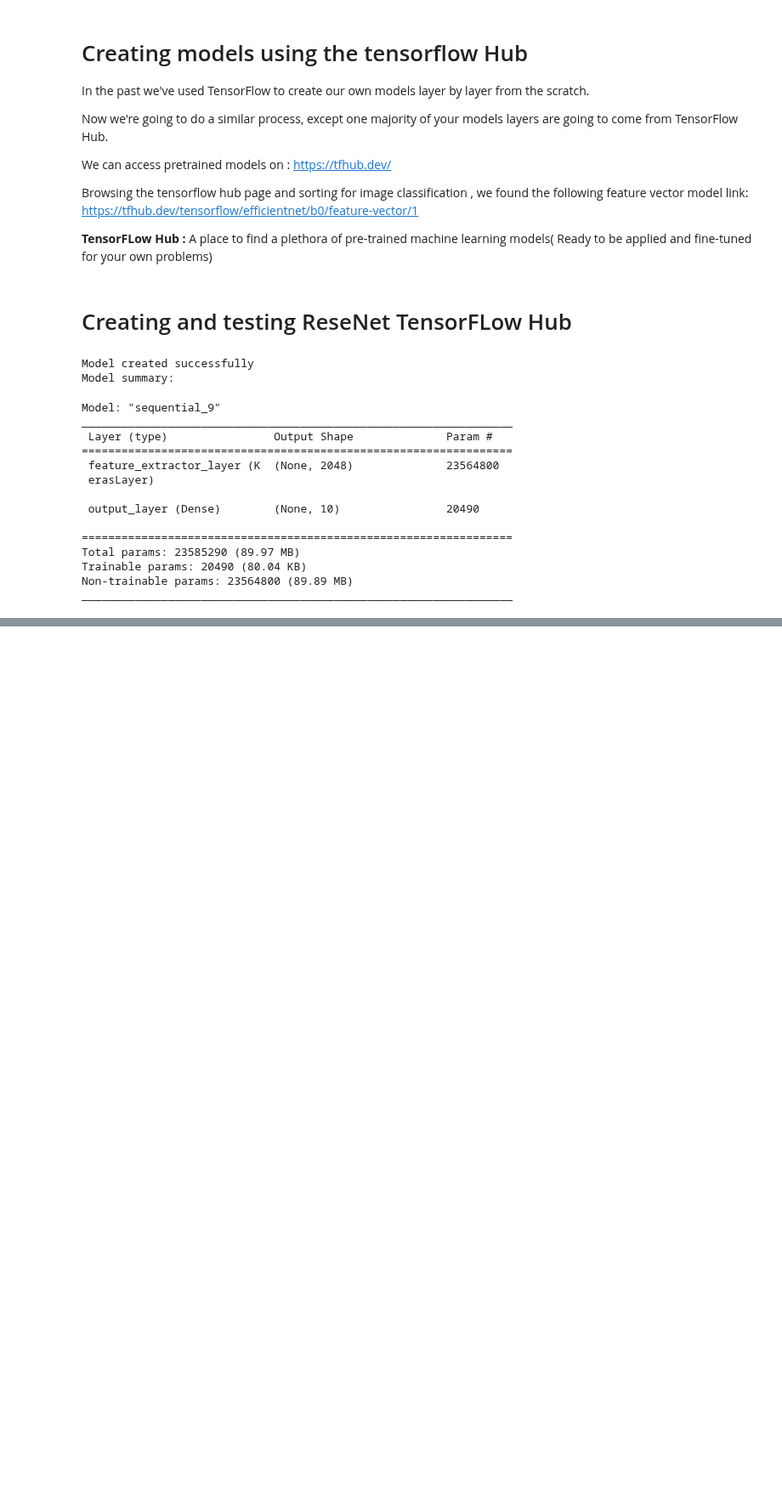
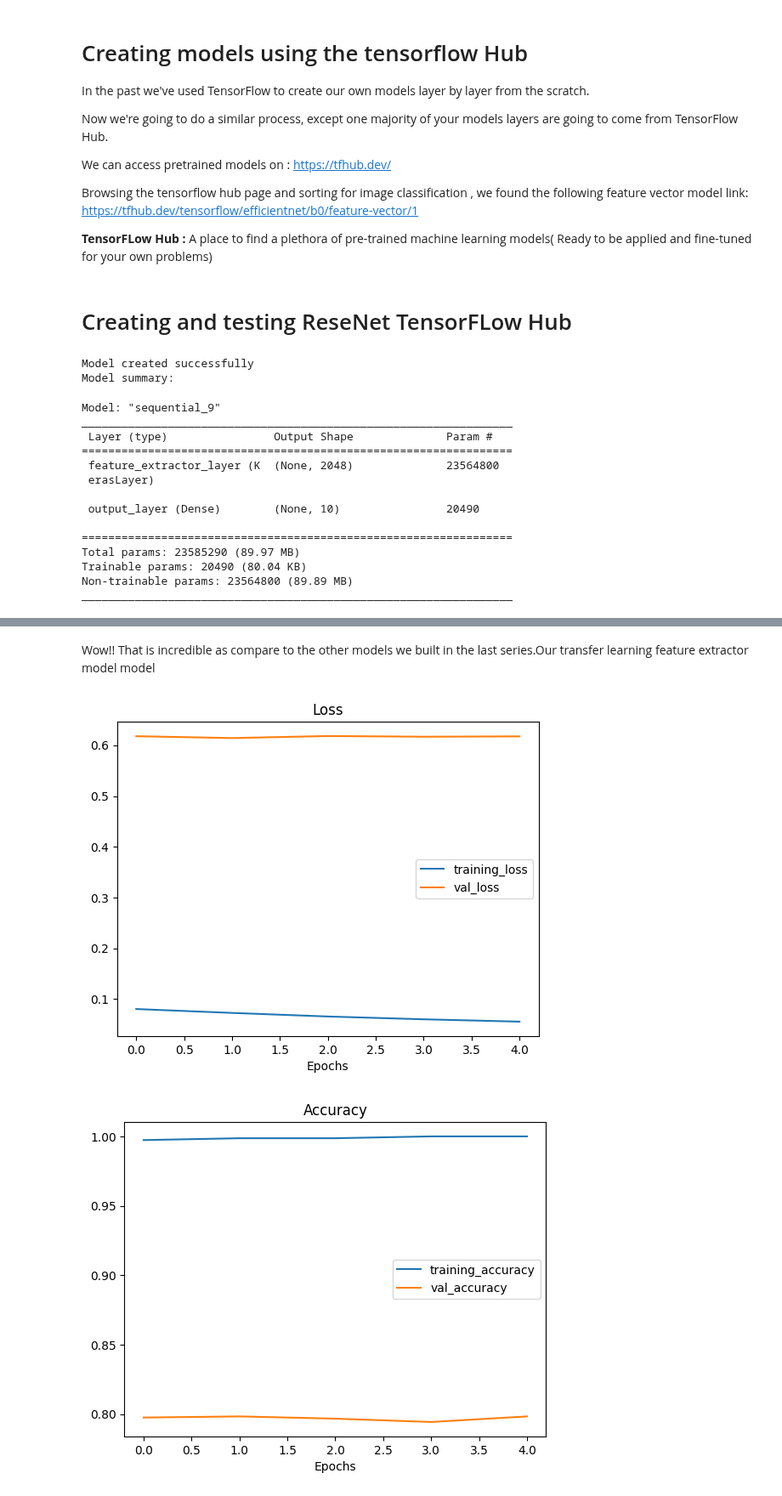
Before and after one commit to iamchenchu/Deep-Learnig-with-TensorFlow, a Jupyter notebook: 05_transfer_learning_in_tensorflow_part1_feature_extraction.ipynb, the cells around one changed output, grey strips where cells are left out. Shown at 85% size. Drawn from its saved outputs; the diff is of its cells as text; code cells hidden in the pictures; blank space fills up the shorter version.

```diff
--- a/05_transfer_learning_in_tensorflow_part1_feature_extraction.ipynb
+++ b/05_transfer_learning_in_tensorflow_part1_feature_extraction.ipynb
@@ -210,3 +210,9 @@ Total params: 23585290 (89.97 MB)
 Trainable params: 20490 (80.04 KB)
 Non-trainable params: 23564800 (89.89 MB)
 _________________________________________________________________
+# %%
+#Compile our resnet model
+
+resnet_model.compile(loss = "categorical_crossentropy",
+                     optimizer = tf.keras.optimizers.Adam(),
+                     metrics = ["accuracy"])
@@ -212,0 +241,42 @@ _________________________________________________________________
+# %% [markdown]
+Wow!!
+That is incredible as compare to the other models we built in the last series.Our transfer learning feature extractor model model
+# %%
+#let's create a function to plot our loss curves
+# Tidbit : you could put a function like this into a script called "Helper.py" and improve
+
+import matplotlib.pyplot as plt
+
+def plot_loss_curves(history):
+  """Returns separate loss curves for training and validation metrics.
+  Args: history : tensorflow History object
+
+  Returns : Plots of training/validation loss and accuracy metrics """
+
+  loss = history.history["loss"]
+  val_loss = history.history["val_loss"]
+
+  accuracy = history.history["accuracy"]
+  val_accuracy = history.history["val_accuracy"]
+
+  epochs = range(len(history.history["loss"]))
+
+  # Plot loss
+  plt.plot(epochs, loss, label="training_loss")
+  plt.plot(epochs, val_loss, label="val_loss")
+  plt.title("Loss")
+  plt.xlabel("Epochs")
+  plt.legend()
+
+  #plot accuracy
+  plt.figure()
+  plt.plot(epochs, accuracy, label="training_accuracy")
+  plt.plot(epochs, val_accuracy, label="val_accuracy")
+  plt.title("Accuracy")
+  plt.xlabel("Epochs")
+  plt.legend()
+# %%
+plot_loss_curves(resnet_history)
+# %% [output]
+[figure, added]
+[figure, added]
```
Also changed, not shown: parts of 10 cells of this notebook.
